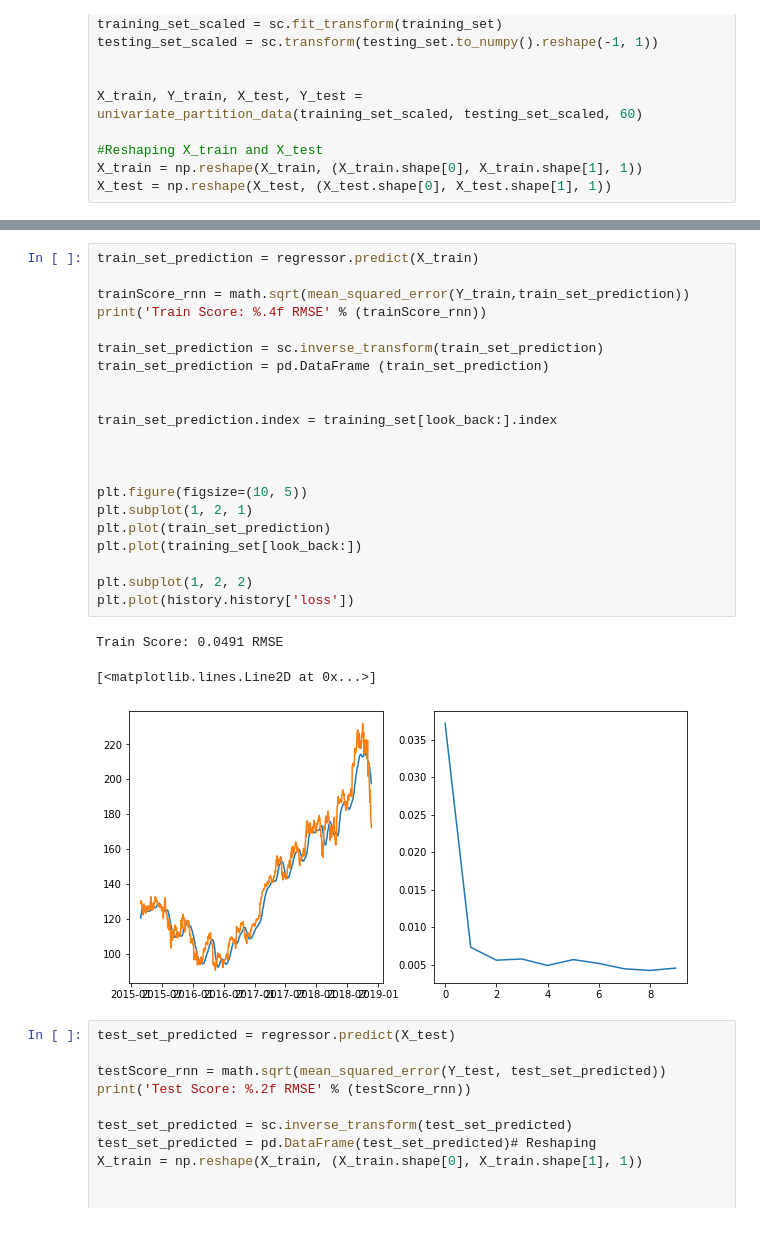
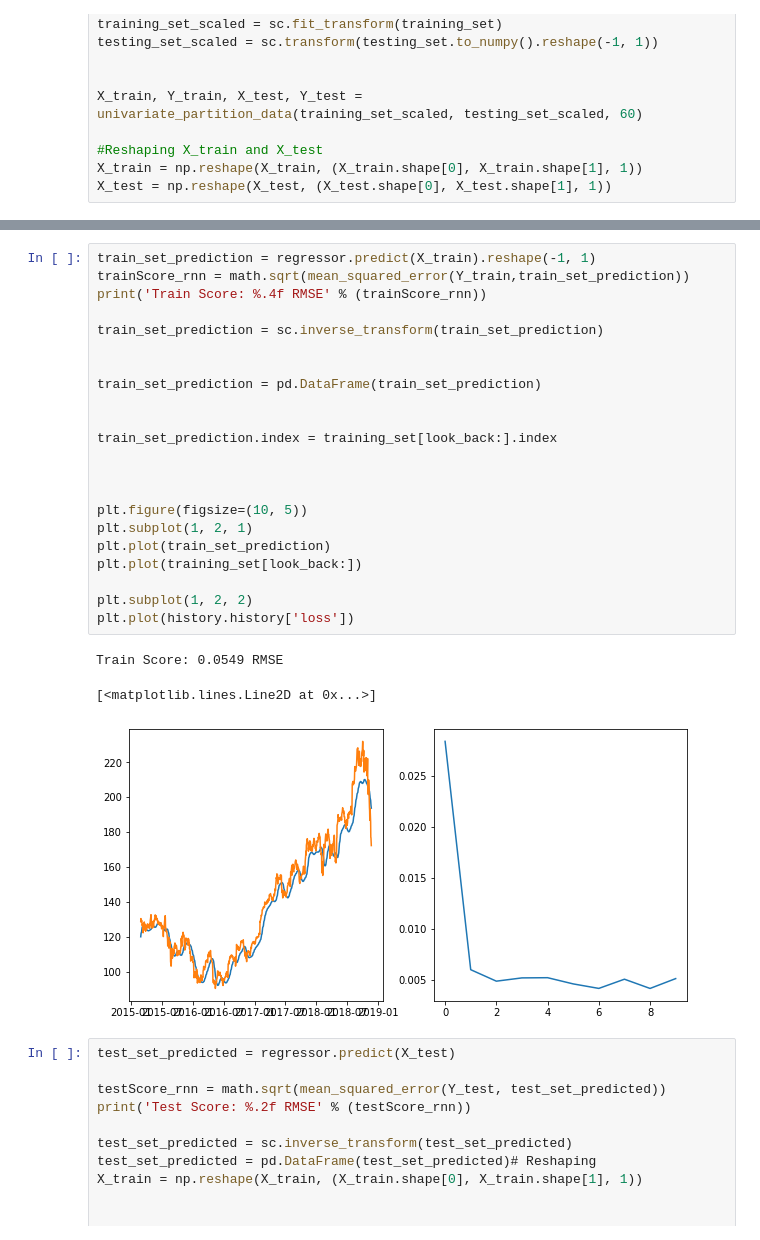
Before and after one commit to Samarmy/CS545TP, a Jupyter notebook: Armstrong-Choudhary-Hua-project.ipynb, the cells around one changed output, grey strips where cells are left out. Drawn from its saved outputs; the diff is of its cells as text.

Commit message:
updated graphs with rmse

```diff
--- a/Armstrong-Choudhary-Hua-project.ipynb
+++ b/Armstrong-Choudhary-Hua-project.ipynb
@@ -235,28 +235,29 @@ Train: 0.002, Test: 0.010
 # %%
-train_set_prediction = regressor.predict(X_train)
-
+train_set_prediction = regressor.predict(X_train).reshape(-1, 1)
 trainScore_rnn = math.sqrt(mean_squared_error(Y_train,train_set_prediction))
 print('Train Score: %.4f RMSE' % (trainScore_rnn))
 
 train_set_prediction = sc.inverse_transform(train_set_prediction)
-train_set_prediction = pd.DataFrame (train_set_prediction)
+
+
+train_set_prediction = pd.DataFrame(train_set_prediction)
 
 
 train_set_prediction.index = training_set[look_back:].index
 
 
 
 plt.figure(figsize=(10, 5))
 plt.subplot(1, 2, 1)
 plt.plot(train_set_prediction)
 plt.plot(training_set[look_back:])
 
 plt.subplot(1, 2, 2)
 plt.plot(history.history['loss'])
 # %% [output]
-Train Score: 0.0491 RMSE
+Train Score: 0.0549 RMSE
 [<matplotlib.lines.Line2D at 0x...>]
-[figure, old version]
+[figure, new version]
 # %%
 test_set_predicted = regressor.predict(X_test)
 
```
Also changed, not shown: parts of 2 cells of this notebook.
